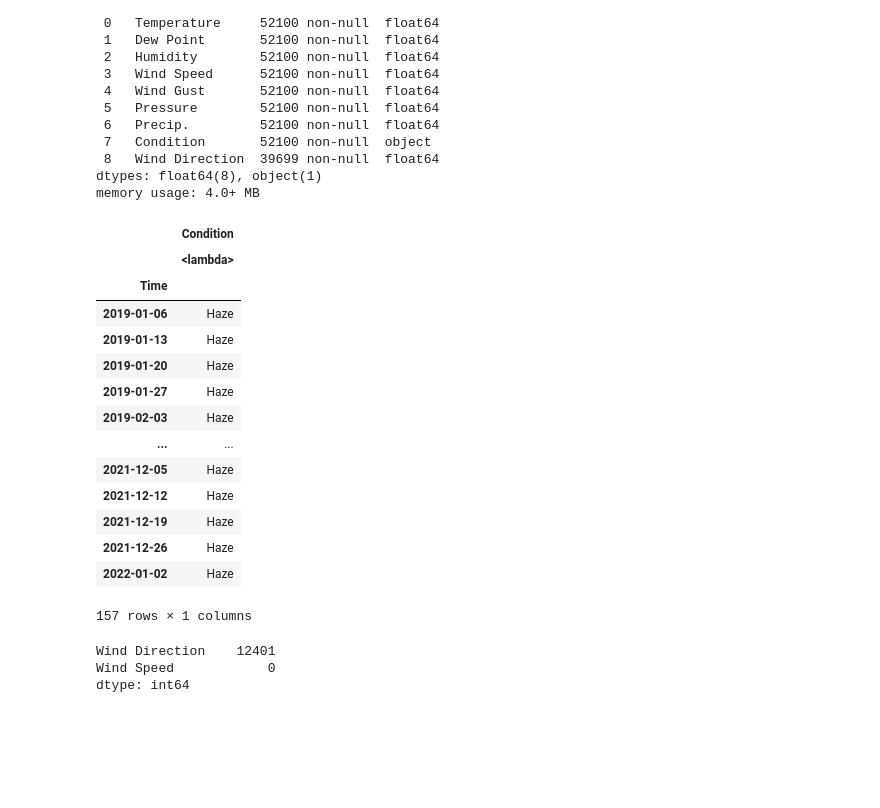
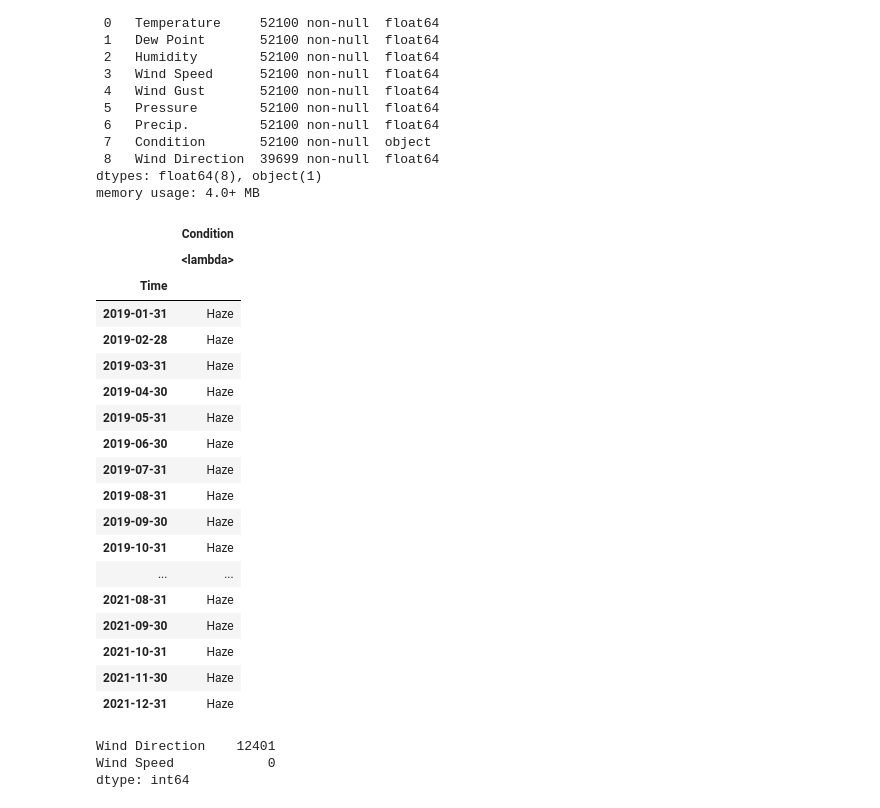
Before and after one commit to asifzmn/Air_Quality_Analysis, a Jupyter notebook: meteorological_functions/wunderground.ipynb, the cells around one changed output. Drawn from its saved outputs; the diff is of its cells as text; code cells hidden in the pictures; blank space fills up the shorter version.

```diff
--- a/meteorological_functions/wunderground.ipynb
+++ b/meteorological_functions/wunderground.ipynb
@@ -12,5 +14,5 @@ from meteorological_functions.wunderground_data_exploration import prepare_data
 # %%
-raw_data = prepare_data(regions[0])
+raw_data = read_compressed_data(regions[0])
 raw_data.sample(5)
 # %% [output]
 |  | Temperature | Dew Point | Humidity | Wind Speed | Wind Gust | Pressure | Precip. | Condition | Wind Direction |
@@ -169,23 +46,27 @@ Data columns (total 9 columns):
 dtypes: float64(8), object(1)
 memory usage: 4.0+ MB
 # %%
-raw_data[nominal_var].resample('W').apply({lambda x: mode(x)})
+raw_data[nominal_var].resample('M').apply({lambda x: mode(x)})
 # %% [output]
 |  | Condition |
 |  | <lambda> |
 | Time |  |
-| 2019-01-06 | Haze |
-| 2019-01-13 | Haze |
-| 2019-01-20 | Haze |
-| 2019-01-27 | Haze |
-| 2019-02-03 | Haze |
+| 2019-01-31 | Haze |
+| 2019-02-28 | Haze |
+| 2019-03-31 | Haze |
+| 2019-04-30 | Haze |
+| 2019-05-31 | Haze |
+| 2019-06-30 | Haze |
+| 2019-07-31 | Haze |
+| 2019-08-31 | Haze |
+| 2019-09-30 | Haze |
+| 2019-10-31 | Haze |
 | ... | ... |
-| 2021-12-05 | Haze |
-| 2021-12-12 | Haze |
-| 2021-12-19 | Haze |
-| 2021-12-26 | Haze |
-| 2022-01-02 | Haze |
+| 2021-08-31 | Haze |
+| 2021-09-30 | Haze |
+| 2021-10-31 | Haze |
+| 2021-11-30 | Haze |
+| 2021-12-31 | Haze |
-157 rows × 1 columns
 # %%
 raw_data[circular_var].isna().sum()
 # %% [output]
```
Also changed, not shown: parts of 55 cells of this notebook, 19 other files.
